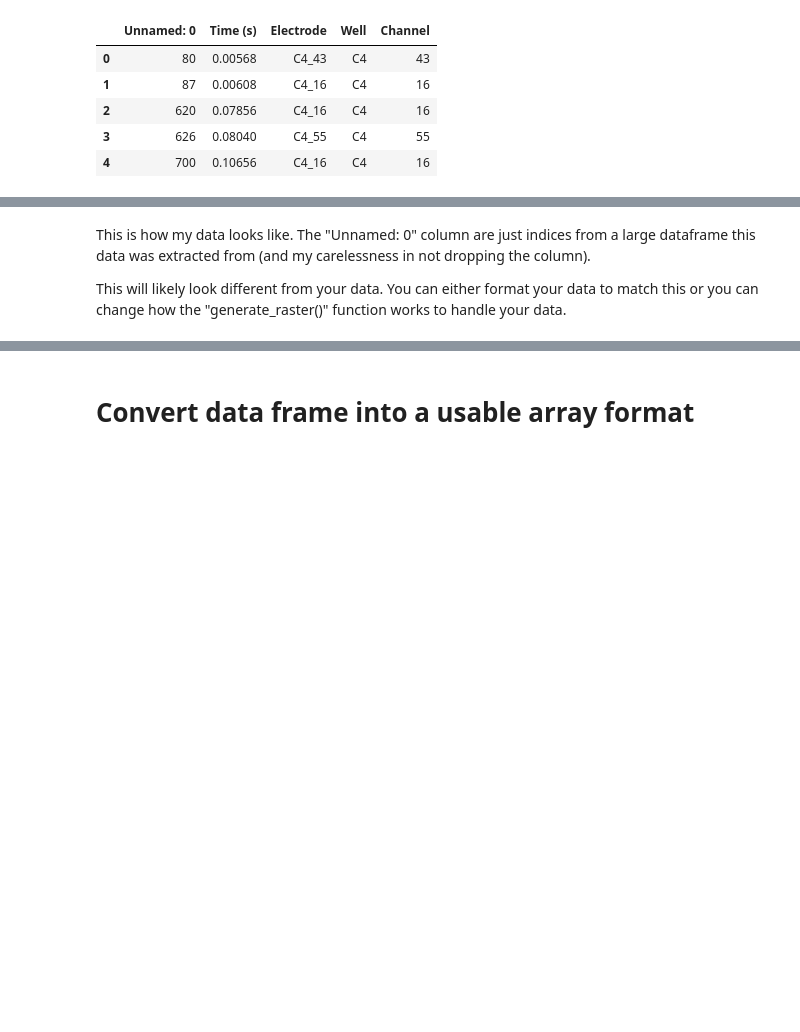
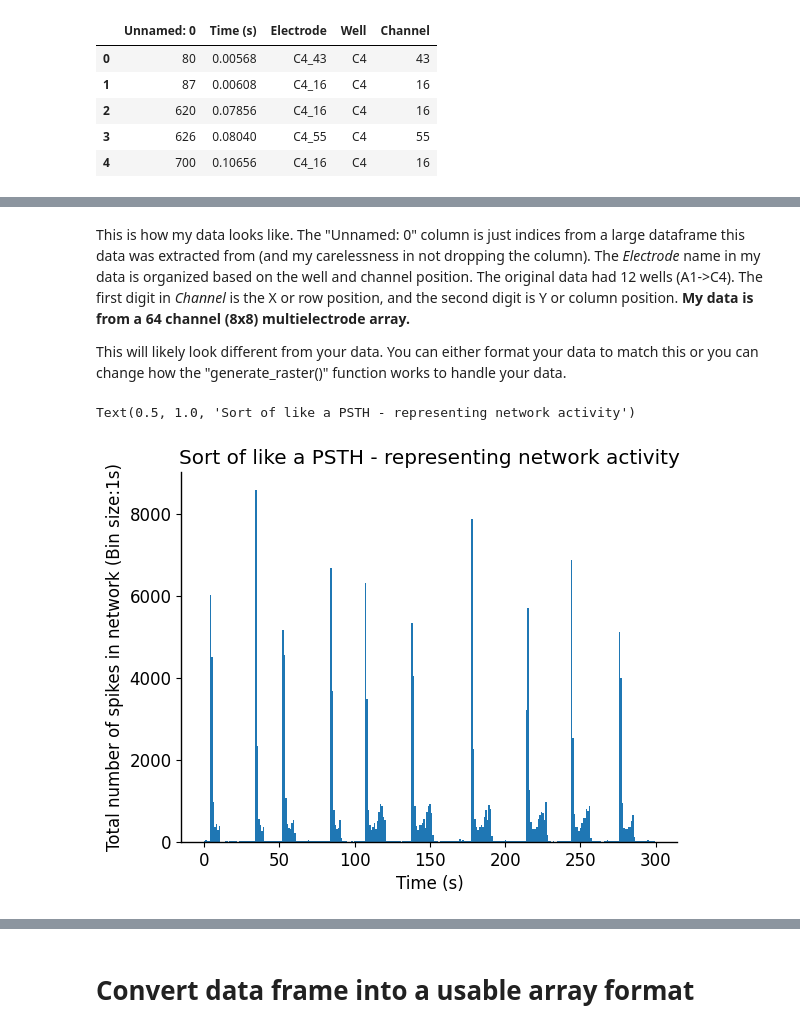
Before and after one commit to KartikP/STTC_demo, a Jupyter notebook: STTC_demo.ipynb, the cells around one changed output, grey strips where cells are left out. Saved outputs shown, nothing was run; the diff lists cells and outputs as text; code cells hidden in the pictures; blank space fills up the shorter version.

Commit message:
Added extra figure

```diff
--- a/STTC_demo.ipynb
+++ b/STTC_demo.ipynb
@@ -39,7 +51,16 @@ well_data.head()
 # %% [markdown]
-This is how my data looks like. The "Unnamed: 0" column are just indices from a large dataframe this data was extracted from (and my carelessness in not dropping the column).
+This is how my data looks like. The "Unnamed: 0" column is just indices from a large dataframe this data was extracted from (and my carelessness in not dropping the column). The *Electrode* name in my data is organized based on the well and channel position. The original data had 12 wells (A1->C4). The first digit in *Channel* is the X or row position, and the second digit is Y or column position. **My data is from a 64 channel (8x8) multielectrode array.**
 
 This will likely look different from your data. You can either format your data to match this or you can change how the "generate_raster()" function works to handle your data.
+# %%
+plt.hist(well_data["Time (s)"], bins=300);
+sns.despine()
+plt.xlabel("Time (s)")
+plt.ylabel("Total number of spikes in network (Bin size:1s)")
+plt.title("Sort of like a PSTH - representing network activity")
+# %% [output]
+Text(0.5, 1.0, 'Sort of like a PSTH - representing network activity')
+[figure, added]
 # %% [markdown]
 # *Handling spike sorted data*
 Note: The code below is made for MUA activity (i.e., one signal per channel). For spike-sorted data that may have multiple units from a single channel, my first attempt would be to create "pseudo-channels". This is where you create new channel labels that reflect an arbitrary spatial organization.
```
Also changed, not shown: parts of 2 cells of this notebook, 1 other file.
